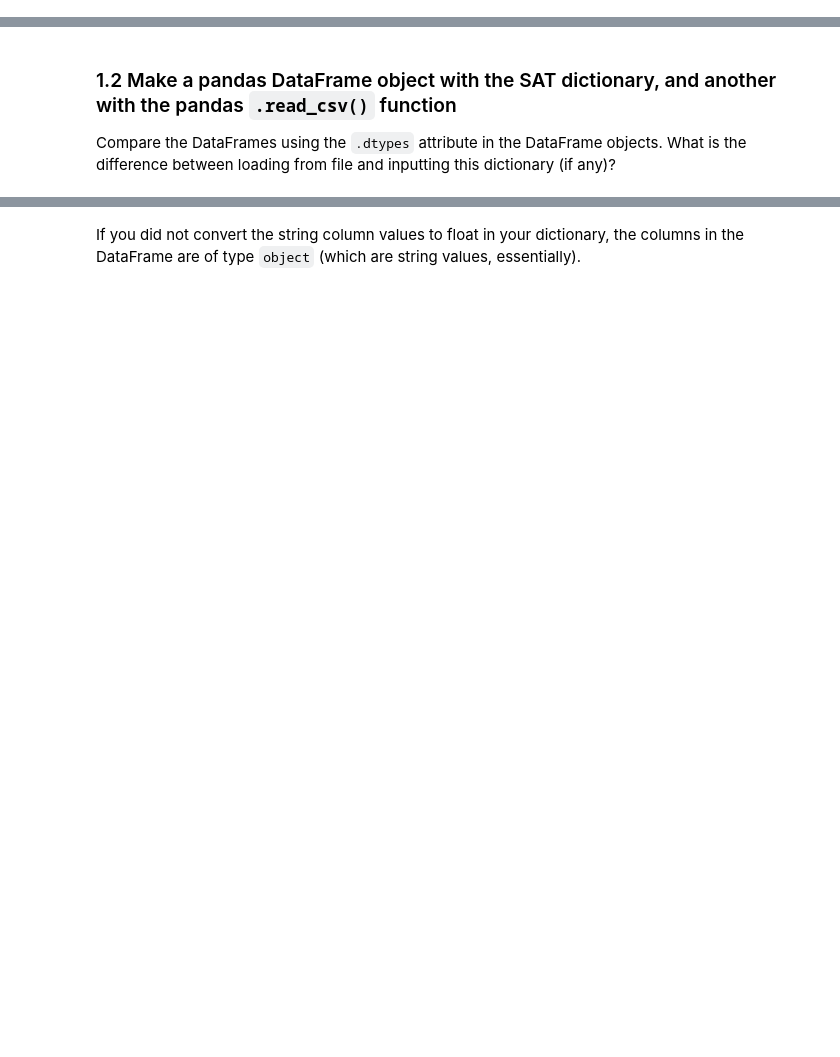
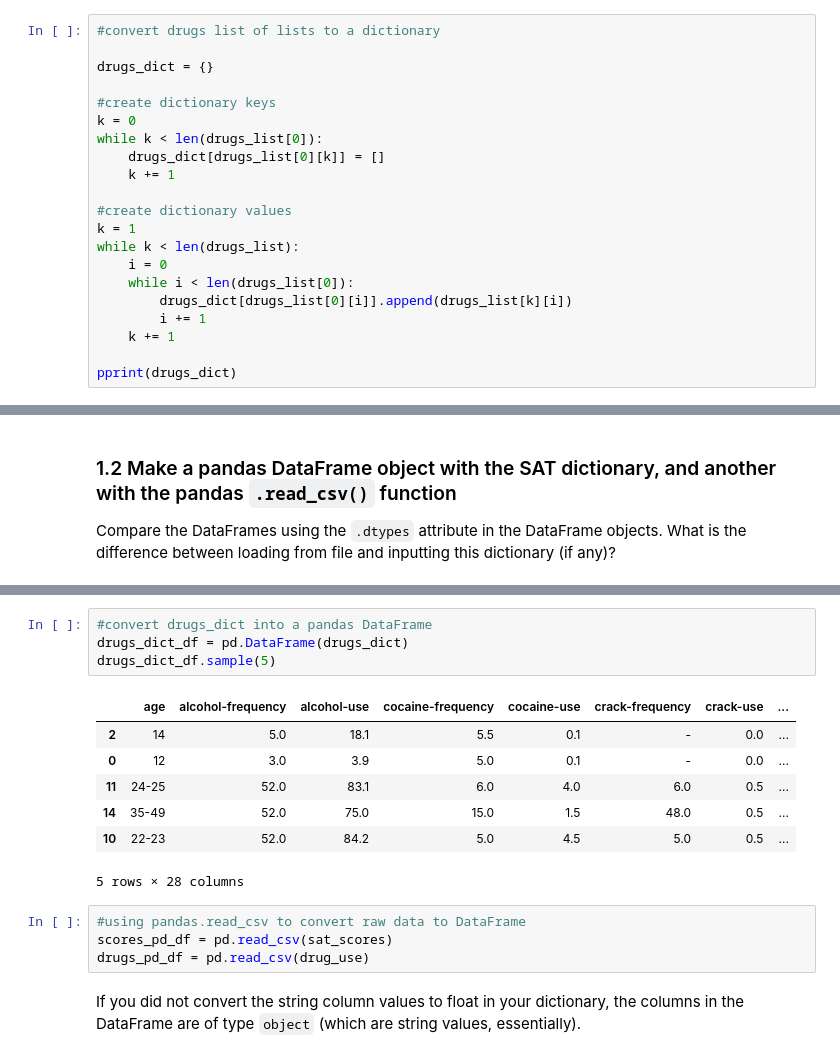
Before and after one commit to godsylla/Civic-Data-Analysis, a Jupyter notebook: project-02-v2-starter-code.ipynb, the cells around one changed output, grey strips where cells are left out. Saved outputs shown, nothing was run; the diff lists cells and outputs as text; blank space fills up the shorter version.

```diff
--- a/project-02-v2-starter-code.ipynb
+++ b/project-02-v2-starter-code.ipynb
@@ -152,0 +151,21 @@ pprint(scores_dict)
+# %%
+#convert drugs list of lists to a dictionary
+
+drugs_dict = {}
+
+#create dictionary keys
+k = 0
+while k < len(drugs_list[0]):
+    drugs_dict[drugs_list[0][k]] = []
+    k += 1
+
+#create dictionary values
+k = 1
+while k < len(drugs_list):
+    i = 0
+    while i < len(drugs_list[0]):
+        drugs_dict[drugs_list[0][i]].append(drugs_list[k][i])
+        i += 1
+    k += 1
+
+pprint(drugs_dict)
@@ -268,2 +216,18 @@ pprint(drugs_dict)
+# %%
+#convert drugs_dict into a pandas DataFrame
+drugs_dict_df = pd.DataFrame(drugs_dict)
+drugs_dict_df.sample(5)
+# %% [output]
+|  | age | alcohol-frequency | alcohol-use | cocaine-frequency | cocaine-use | crack-frequency | crack-use | ... |
+| 2 | 14 | 5.0 | 18.1 | 5.5 | 0.1 | - | 0.0 | ... |
+| 0 | 12 | 3.0 | 3.9 | 5.0 | 0.1 | - | 0.0 | ... |
+| 11 | 24-25 | 52.0 | 83.1 | 6.0 | 4.0 | 6.0 | 0.5 | ... |
+| 14 | 35-49 | 52.0 | 75.0 | 15.0 | 1.5 | 48.0 | 0.5 | ... |
+| 10 | 22-23 | 52.0 | 84.2 | 5.0 | 4.5 | 5.0 | 0.5 | ... |
+5 rows × 28 columns
+# %%
+#using pandas.read_csv to convert raw data to DataFrame
+scores_pd_df = pd.read_csv(sat_scores)
+drugs_pd_df = pd.read_csv(drug_use)
 # %% [markdown]
 If you did not convert the string column values to float in your dictionary, the columns in the DataFrame are of type `object` (which are string values, essentially).
```
Also changed, not shown: parts of 23 cells of this notebook.
